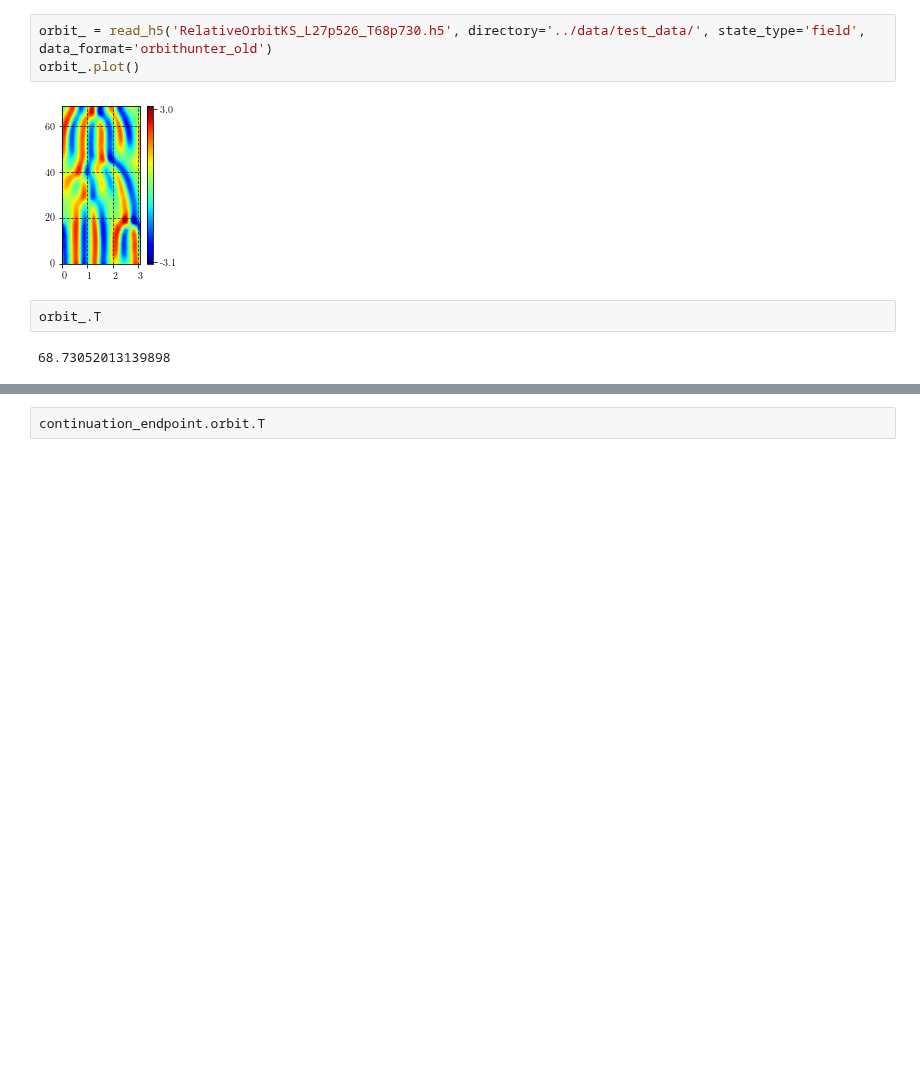
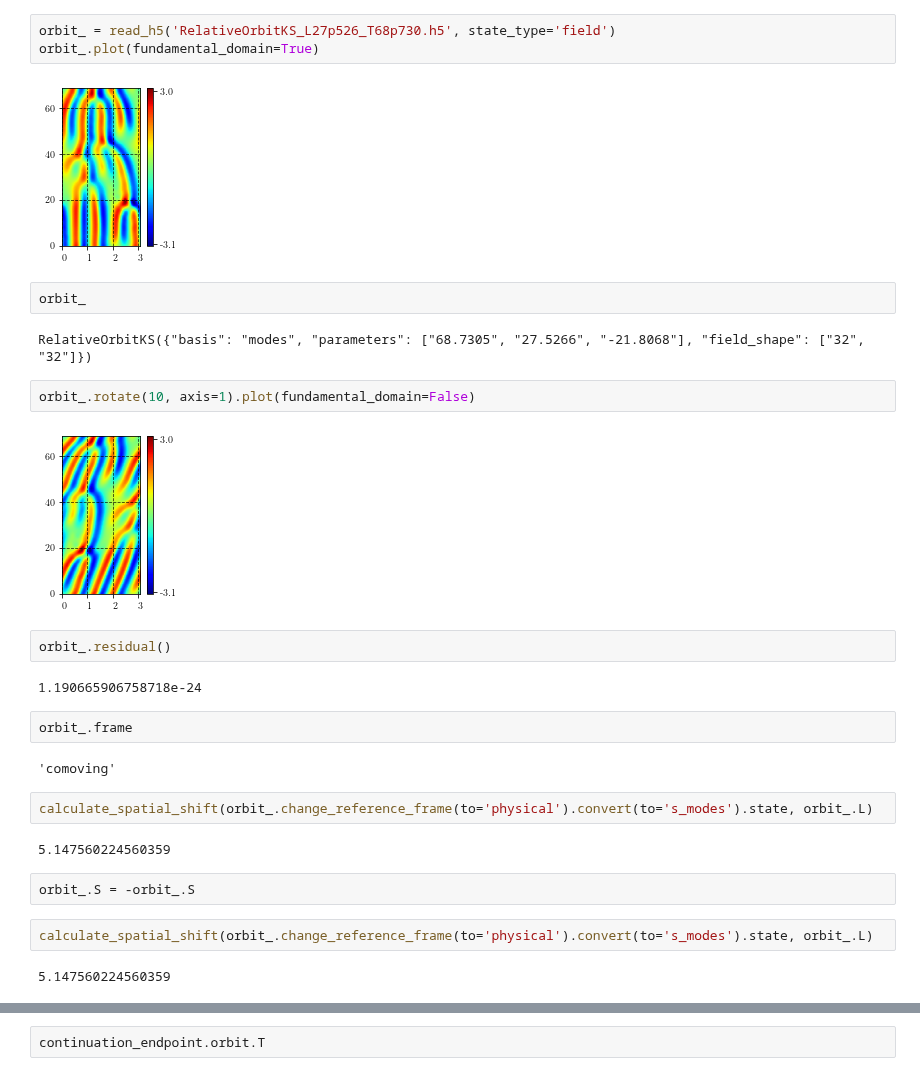
Before and after one commit to chaotic-systems/orbithunter, a Jupyter notebook: notebooks/continuation_demo.ipynb, the cells around one changed output, grey strips where cells are left out. Cells and saved outputs as stored; diff of their text form; blank space fills up the shorter version.

```diff
--- a/notebooks/continuation_demo.ipynb
+++ b/notebooks/continuation_demo.ipynb
@@ -13,9 +129,31 @@
 # %%
-orbit_ = read_h5('RelativeOrbitKS_L27p526_T68p730.h5', directory='../data/test_data/', state_type='field', data_format='orbithunter_old')
-orbit_.plot()
+orbit_ = read_h5('RelativeOrbitKS_L27p526_T68p730.h5', state_type='field')
+orbit_.plot(fundamental_domain=True)
 # %% [output]
 [figure]
 # %%
-orbit_.T
+orbit_
 # %% [output]
-68.73052013139898
+RelativeOrbitKS({"basis": "modes", "parameters": ["68.7305", "27.5266", "-21.8068"], "field_shape": ["32", "32"]})
+# %%
+orbit_.rotate(10, axis=1).plot(fundamental_domain=False)
+# %% [output]
+[figure, added]
+# %%
+orbit_.residual()
+# %% [output]
+1.190665906758718e-24
+# %%
+orbit_.frame
+# %% [output]
+'comoving'
+# %%
+calculate_spatial_shift(orbit_.change_reference_frame(to='physical').convert(to='s_modes').state, orbit_.L)
+# %% [output]
+5.147560224560359
+# %%
+orbit_.S = -orbit_.S
+# %%
+calculate_spatial_shift(orbit_.change_reference_frame(to='physical').convert(to='s_modes').state, orbit_.L)
+# %% [output]
+5.147560224560359
```
Also changed, not shown: parts of 26 cells of this notebook, 20 other files.
